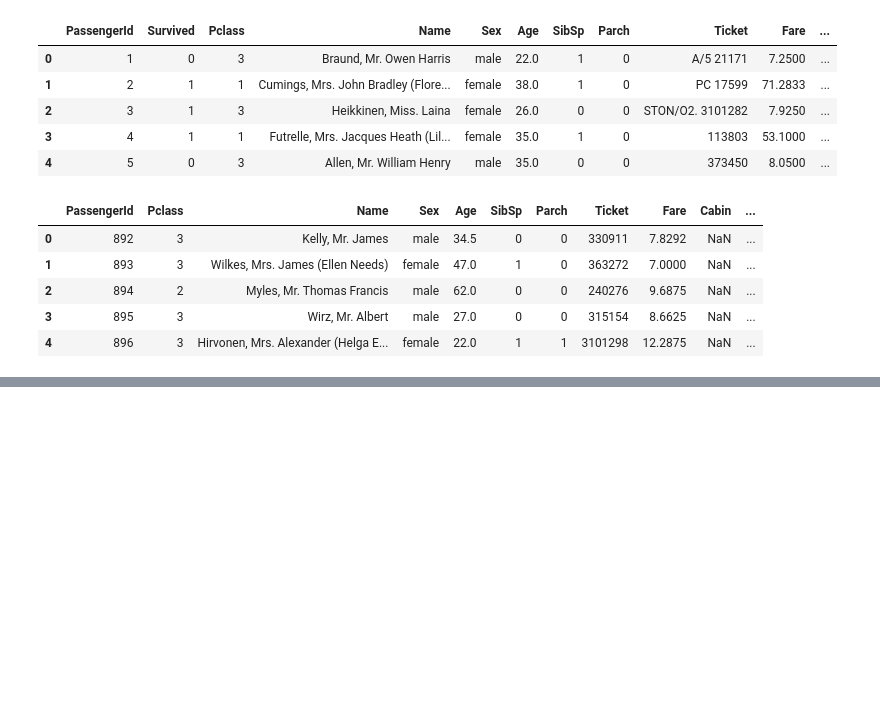
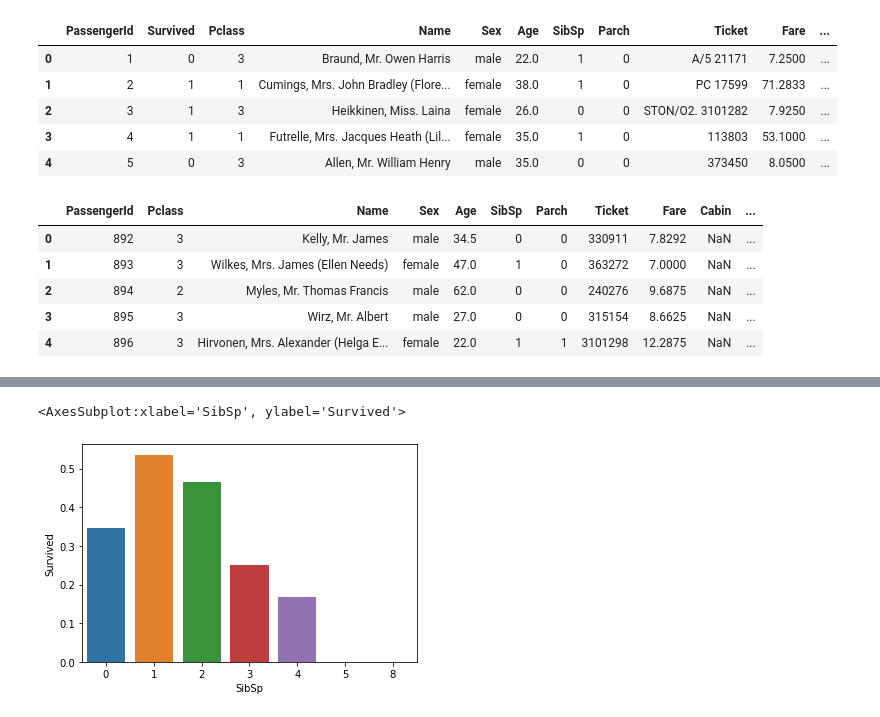
Before and after one commit to WebsiteDisplayName/kaggletitanic, a Jupyter notebook: kaggletitanic.ipynb, the cells around one changed output, grey strips where cells are left out. Cells and saved outputs as stored; diff of their text form; code cells hidden in the pictures; blank space fills up the shorter version.

```diff
--- a/kaggletitanic.ipynb
+++ b/kaggletitanic.ipynb
@@ -25,0 +141,11 @@ test_data.head()
+# %%
+# SibSp x survived
+train_data.groupby(["SibSp"], as_index=False).Survived.mean()
+train_data.groupby("SibSp").Survived.value_counts()
+# vals side by side
+# tab = pd.crosstab(train_data["SibSp"], train_data["Survived"])
+# print(tab)
+sns.barplot(x="SibSp",y="Survived",data=train_data,ci=None)
+# %% [output]
+<AxesSubplot:xlabel='SibSp', ylabel='Survived'>
+[figure, added]
```
Also changed, not shown: parts of 13 cells of this notebook, 1 other file.
